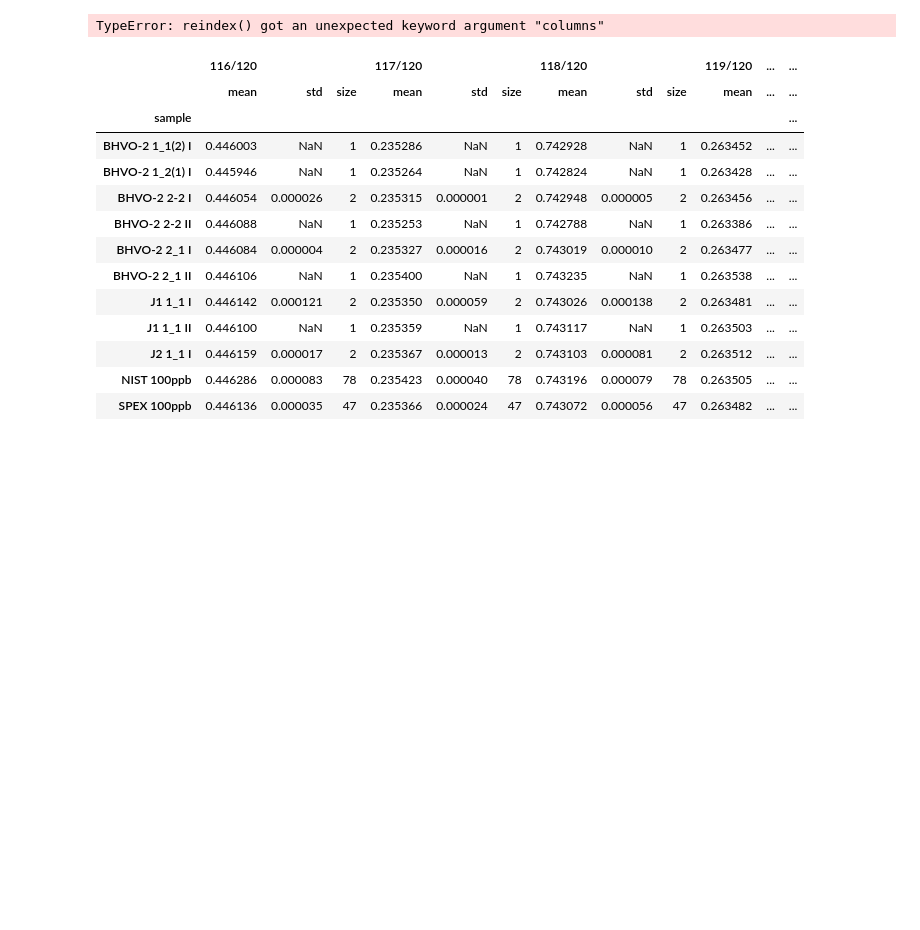
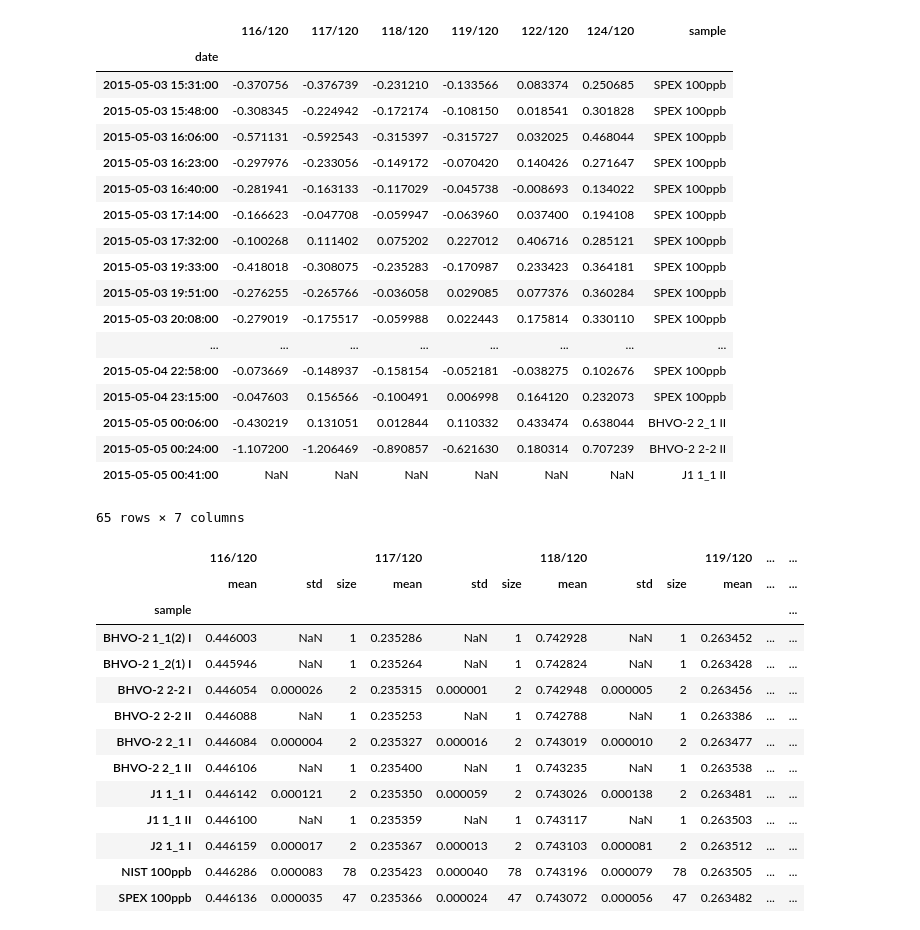
Before and after one commit to Marfster/NU_Plasma, a Jupyter notebook: Nu Plasma Evaluation.ipynb, the cells around one changed output. Drawn from its saved outputs; the diff is of its cells as text; code cells hidden in the pictures; blank space fills up the shorter version.

```diff
--- a/Nu Plasma Evaluation.ipynb
+++ b/Nu Plasma Evaluation.ipynb
@@ -134,6 +142,12 @@ df_external_norm
 # %%
-df_external_norm_sub = df_external_norm[df_external_norm["120"] > 10]
-df_external_norm_mean = df_external_norm_sub.groupby(df_external_norm_sub.index).agg(np.mean)
-df_external_norm_mean["sample"] = df_external_norm[df_external_norm["cycle"] == 1]["sample"]
-df_external_norm_mean.drop("cycle", axis=1)
+df_external_norm_sub = df_external_norm
+df_external_norm_sub.drop(["sample", "cycle"])
+#df_external_norm_sub = df_external_norm_sub[df_external_norm_sub["120"] > 10]
+df_external_norm_sub = df_external_norm_sub[np.abs(df_external_norm_sub-df_external_norm_sub.mean())<=(2*df_external_norm_sub.std())]
+print df_external_norm_sub[1:20].mean()
+df_external_norm_mean = df_external_norm_sub.groupby(df_external_norm_sub.index).mean()
+print df_external_norm_mean
+#df_external_norm_mean["sample"] = df_external_norm[df_external_norm["cycle"] == 1]["sample"]
+#df_external_norm_mean = df_external_norm_mean.drop(["117", "120", "122", "116", "124", "119", "118"], axis=1)
+#df_external_norm_mean.head()
 # %% [output]
@@ -179,14 +191,32 @@ Name: sample, dtype: object
-# %%
-def SSB(df):
-    if (df["sample"].shift(1) == df["sample"].shift(-1)):
-        df = ((df / (df.shift(1) + df.shift(-1)))-1)*1000
-    return df
-
-sample = df_external_norm_mean["sample"]
-new = df_external_norm_mean.drop("sample", axis=1)
-new = new.where(sample.shift(1) == sample.shift(-1), 1)
-# %% [output]
-TypeError: reindex() got an unexpected keyword argument "columns"
+# %%
+sub_index = df_external_norm_mean[(df_external_norm_mean.sample.shift(1) == df_external_norm_mean.sample.shift(-1)) & (df_external_norm_mean.sample.shift(1) == "NIST 100ppb")].sample
+sample = df_external_norm_mean["sample"]
+new = df_external_norm_mean[df_external_norm_mean.columns[df_external_norm_mean.dtypes != 'object']]
+
+#new = ((new / (new.shift(1) + new.shift(-1)))-1)*1000
+new =  ((new / ((new.shift(1) + new.shift(-1))/2))-1)*1000
+new["sample"] = sample
+new[new.sample != "NIST 100ppb"]
+# %% [output]
+|  | 116/120 | 117/120 | 118/120 | 119/120 | 122/120 | 124/120 | sample |
+| date |  |  |  |  |  |  |  |
+| 2015-05-03 15:31:00 | -0.370756 | -0.376739 | -0.231210 | -0.133566 | 0.083374 | 0.250685 | SPEX 100ppb |
+| 2015-05-03 15:48:00 | -0.308345 | -0.224942 | -0.172174 | -0.108150 | 0.018541 | 0.301828 | SPEX 100ppb |
+| 2015-05-03 16:06:00 | -0.571131 | -0.592543 | -0.315397 | -0.315727 | 0.032025 | 0.468044 | SPEX 100ppb |
+| 2015-05-03 16:23:00 | -0.297976 | -0.233056 | -0.149172 | -0.070420 | 0.140426 | 0.271647 | SPEX 100ppb |
+| 2015-05-03 16:40:00 | -0.281941 | -0.163133 | -0.117029 | -0.045738 | -0.008693 | 0.134022 | SPEX 100ppb |
+| 2015-05-03 17:14:00 | -0.166623 | -0.047708 | -0.059947 | -0.063960 | 0.037400 | 0.194108 | SPEX 100ppb |
+| 2015-05-03 17:32:00 | -0.100268 | 0.111402 | 0.075202 | 0.227012 | 0.406716 | 0.285121 | SPEX 100ppb |
+| 2015-05-03 19:33:00 | -0.418018 | -0.308075 | -0.235283 | -0.170987 | 0.233423 | 0.364181 | SPEX 100ppb |
+| 2015-05-03 19:51:00 | -0.276255 | -0.265766 | -0.036058 | 0.029085 | 0.077376 | 0.360284 | SPEX 100ppb |
+| 2015-05-03 20:08:00 | -0.279019 | -0.175517 | -0.059988 | 0.022443 | 0.175814 | 0.330110 | SPEX 100ppb |
+| ... | ... | ... | ... | ... | ... | ... | ... |
+| 2015-05-04 22:58:00 | -0.073669 | -0.148937 | -0.158154 | -0.052181 | -0.038275 | 0.102676 | SPEX 100ppb |
+| 2015-05-04 23:15:00 | -0.047603 | 0.156566 | -0.100491 | 0.006998 | 0.164120 | 0.232073 | SPEX 100ppb |
+| 2015-05-05 00:06:00 | -0.430219 | 0.131051 | 0.012844 | 0.110332 | 0.433474 | 0.638044 | BHVO-2 2_1 II |
+| 2015-05-05 00:24:00 | -1.107200 | -1.206469 | -0.890857 | -0.621630 | 0.180314 | 0.707239 | BHVO-2 2-2 II |
+| 2015-05-05 00:41:00 | NaN | NaN | NaN | NaN | NaN | NaN | J1 1_1 II |
+65 rows × 7 columns
 # %%
 df_external_norm_mean.groupby("sample").agg([np.mean, np.std, np.size])
 # %% [output]
```
Also changed, not shown: parts of 6 cells of this notebook.
